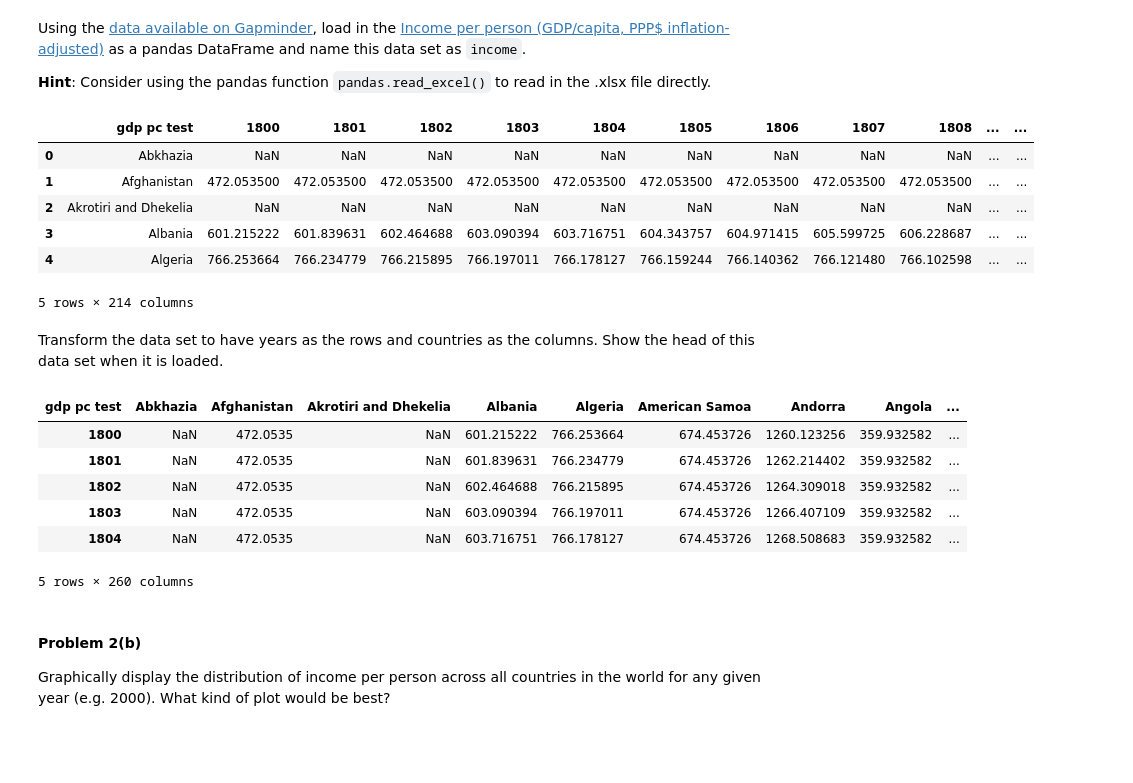
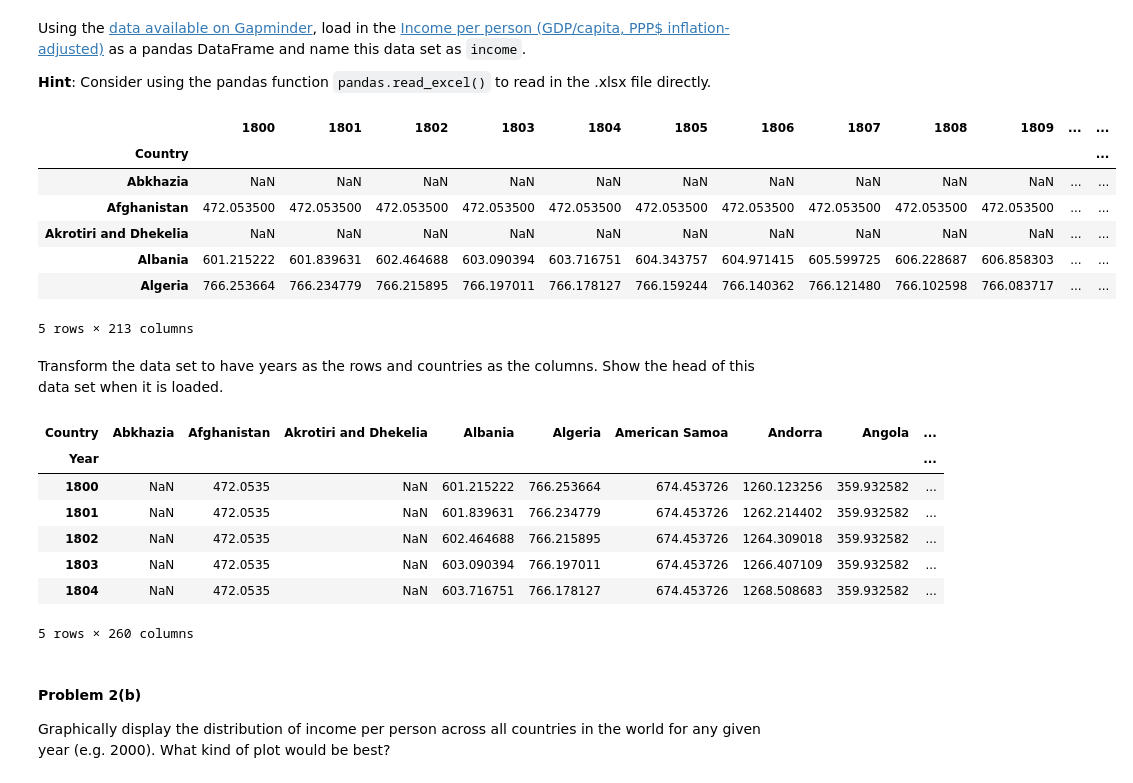
Before and after one commit to GeneralHummel/CSozn, a Jupyter notebook: HW1.ipynb, the cells around one changed output. Drawn from its saved outputs; the diff is of its cells as text; code cells hidden in the pictures; blank space fills up the shorter version.

```diff
--- a/HW1.ipynb
+++ b/HW1.ipynb
@@ -233,34 +216,38 @@ Using the [data available on Gapminder](http://www.gapminder.org/data/), load in
 **Hint**: Consider using the pandas function `pandas.read_excel()` to read in the .xlsx file directly.
 # %%
 #your code here
-
-import urllib2
 
 income_url = 'http://spreadsheets.google.com/pub?key=phAwcNAVuyj1jiMAkmq1iMg&output=xls'
 xld = urllib2.urlopen(income_url).read()
 xlds = StringIO.StringIO(xld)
-income = pd.read_excel(xlds, sheetname=0)
+income = pd.read_excel(xlds, sheetname=0, index_col=0)
+income.index.names = ['Country']
 income.head()
+
+#income.to_csv('testIncome.csv', encoding='utf-8')
 # %% [output]
-|  | gdp pc test | 1800 | 1801 | 1802 | 1803 | 1804 | 1805 | 1806 | 1807 | 1808 | ... | ... |
-| 0 | Abkhazia | NaN | NaN | NaN | NaN | NaN | NaN | NaN | NaN | NaN | ... | ... |
-| 1 | Afghanistan | 472.053500 | 472.053500 | 472.053500 | 472.053500 | 472.053500 | 472.053500 | 472.053500 | 472.053500 | 472.053500 | ... | ... |
-| 2 | Akrotiri and Dhekelia | NaN | NaN | NaN | NaN | NaN | NaN | NaN | NaN | NaN | ... | ... |
-| 3 | Albania | 601.215222 | 601.839631 | 602.464688 | 603.090394 | 603.716751 | 604.343757 | 604.971415 | 605.599725 | 606.228687 | ... | ... |
-| 4 | Algeria | 766.253664 | 766.234779 | 766.215895 | 766.197011 | 766.178127 | 766.159244 | 766.140362 | 766.121480 | 766.102598 | ... | ... |
+|  | 1800 | 1801 | 1802 | 1803 | 1804 | 1805 | 1806 | 1807 | 1808 | 1809 | ... | ... |
+| Country |  |  |  |  |  |  |  |  |  |  |  | ... |
+| Abkhazia | NaN | NaN | NaN | NaN | NaN | NaN | NaN | NaN | NaN | NaN | ... | ... |
+| Afghanistan | 472.053500 | 472.053500 | 472.053500 | 472.053500 | 472.053500 | 472.053500 | 472.053500 | 472.053500 | 472.053500 | 472.053500 | ... | ... |
+| Akrotiri and Dhekelia | NaN | NaN | NaN | NaN | NaN | NaN | NaN | NaN | NaN | NaN | ... | ... |
+| Albania | 601.215222 | 601.839631 | 602.464688 | 603.090394 | 603.716751 | 604.343757 | 604.971415 | 605.599725 | 606.228687 | 606.858303 | ... | ... |
+| Algeria | 766.253664 | 766.234779 | 766.215895 | 766.197011 | 766.178127 | 766.159244 | 766.140362 | 766.121480 | 766.102598 | 766.083717 | ... | ... |
-5 rows × 214 columns
+5 rows × 213 columns
 # %% [markdown]
 Transform the data set to have years as the rows and countries as the columns. Show the head of this data set when it is loaded.
 # %%
 #your code here
 
+# t_income is the transformed data set
+
 t_income = income
-#t_income = t_income.rename(columns={'gdp pc test': 'year'})
-t_income = t_income.set_index(['gdp pc test'])
 t_income = t_income.transpose()
+t_income.index.name = 'Year'
 t_income.head()
 # %% [output]
-| gdp pc test | Abkhazia | Afghanistan | Akrotiri and Dhekelia | Albania | Algeria | American Samoa | Andorra | Angola | ... |
+| Country | Abkhazia | Afghanistan | Akrotiri and Dhekelia | Albania | Algeria | American Samoa | Andorra | Angola | ... |
+| Year |  |  |  |  |  |  |  |  | ... |
 | 1800 | NaN | 472.0535 | NaN | 601.215222 | 766.253664 | 674.453726 | 1260.123256 | 359.932582 | ... |
 | 1801 | NaN | 472.0535 | NaN | 601.839631 | 766.234779 | 674.453726 | 1262.214402 | 359.932582 | ... |
 | 1802 | NaN | 472.0535 | NaN | 602.464688 | 766.215895 | 674.453726 | 1264.309018 | 359.932582 | ... |
```
Also changed, not shown: parts of 32 cells of this notebook.
